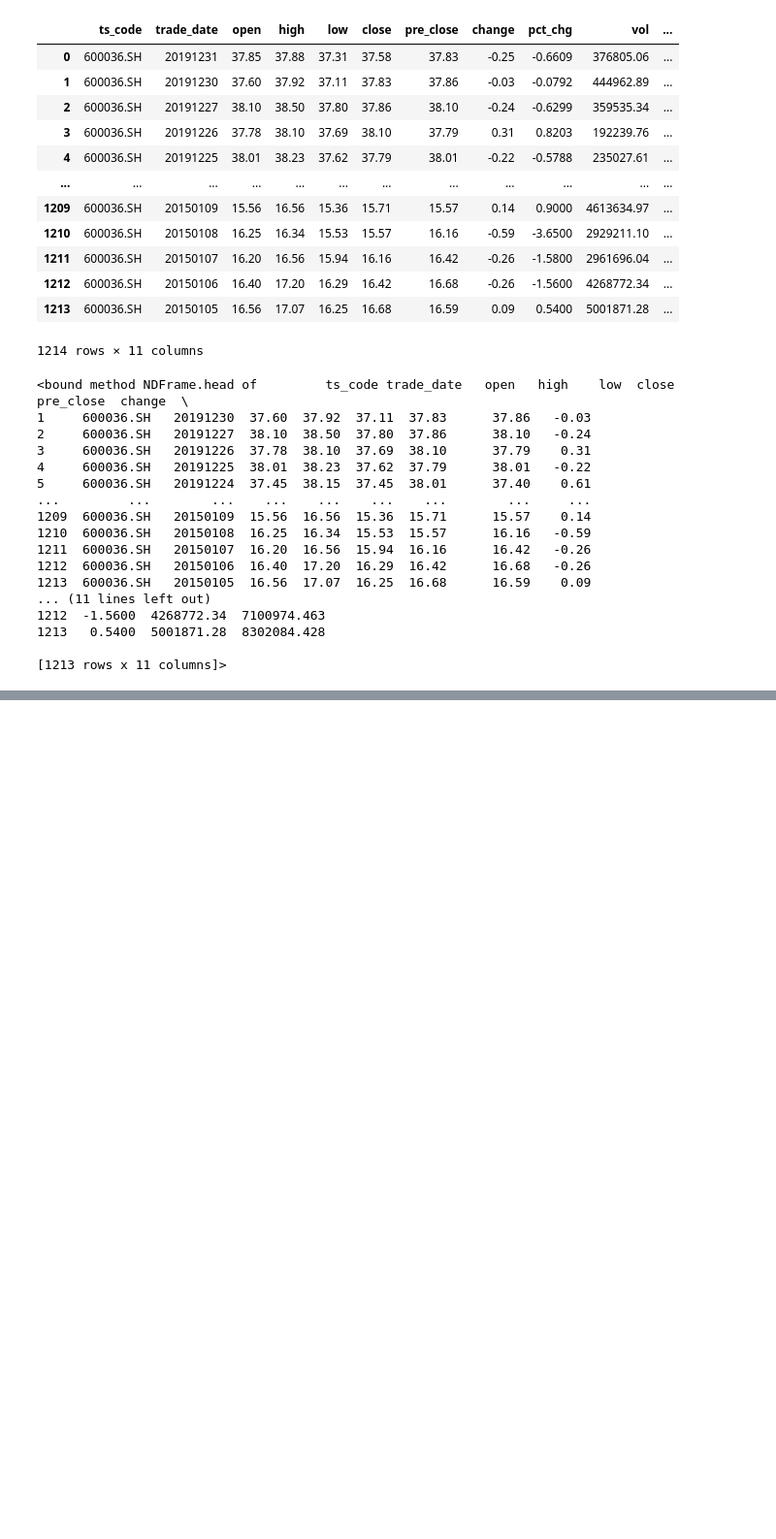
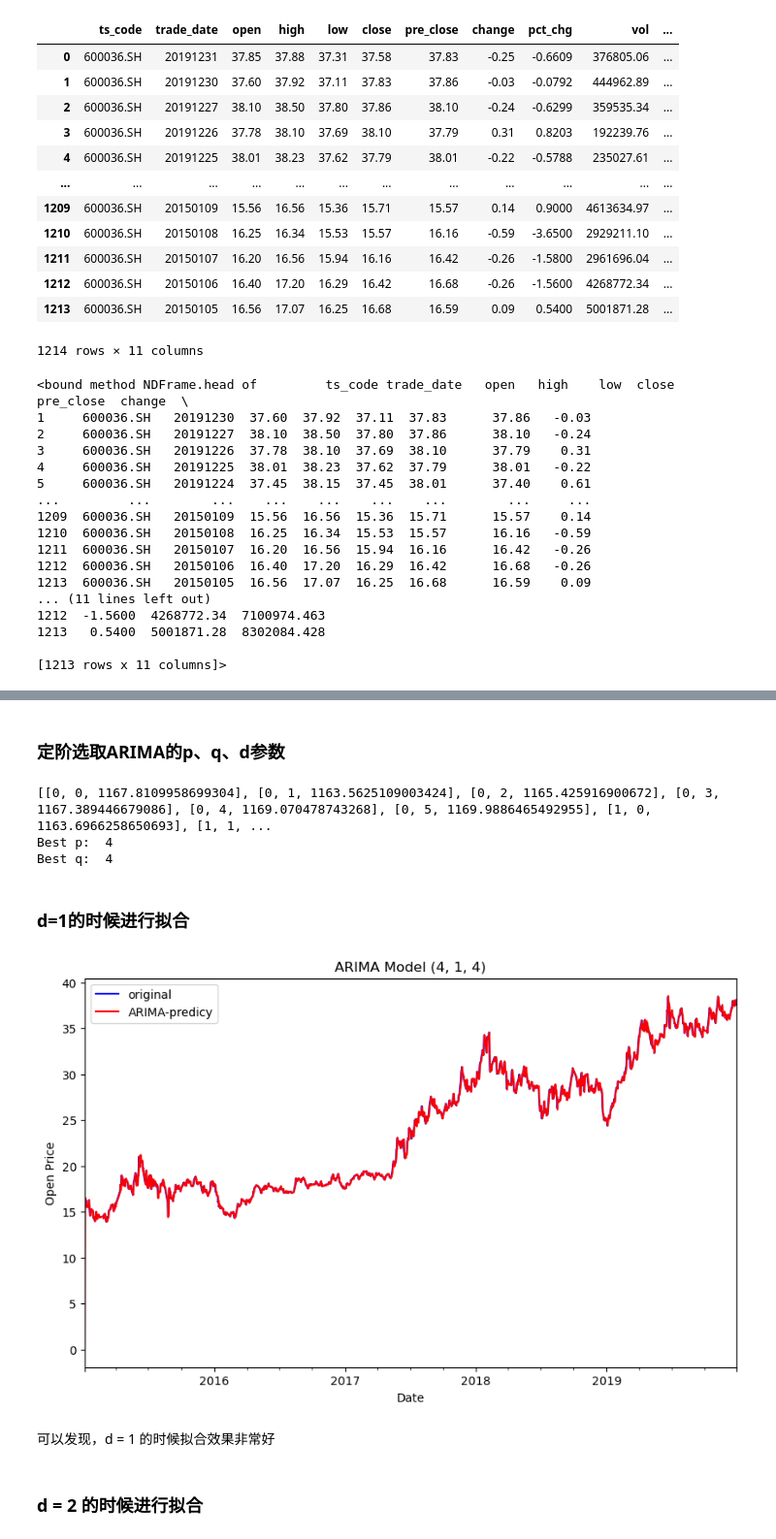
Before and after one commit to wyfdapig/learn_code, a Jupyter notebook: TStest/test1/exp1_data/tushare.ipynb, the cells around one changed output, grey strips where cells are left out. Shown at 97% size. Saved outputs shown, nothing was run; the diff lists cells and outputs as text; code cells hidden in the pictures; blank space fills up the shorter version.

```diff
--- a/TStest/test1/exp1_data/tushare.ipynb
+++ b/TStest/test1/exp1_data/tushare.ipynb
@@ -62,0 +125,50 @@ else:
+# %% [markdown]
+### 定阶选取ARIMA的p、q、d参数
+# %%
+import statsmodels.tsa.api as smtsa
+
+# d = 1
+aicVal=[]
+for p in range(0, 6):
+    for q in range(0, 6):
+        try:
+            model_d1 = smtsa.ARIMA(data.open, order=(p, 1, q)).fit(method='innovations_mle')
+            aicVal.append([p, q, model_d1.aic])
+        except Exception as e:
+            print(e)
+
+print(aicVal)
+min_aic = min(aicVal, key=lambda x: x[2])
+best_p = min_aic[0]
+best_q = min_aic[1]
+
+print('Best p: ', best_p)
+print('Best q: ', best_q)
+# %% [output]
+[[0, 0, 1167.8109958699304], [0, 1, 1163.5625109003424], [0, 2, 1165.425916900672], [0, 3, 1167.389446679086], [0, 4, 1169.070478743268], [0, 5, 1169.9886465492955], [1, 0, 1163.6966258650693], [1, 1, ...
+Best p:  4
+Best q:  4
+# %% [markdown]
+### d=1的时候进行拟合
+# %%
+model = smtsa.ARIMA(data.open, order=(best_p, 1, best_q))
+model_fit = model.fit()
+data['ARIMA'] = model_fit.predict(typ='levels', dynamic=False)
+
+fig, ax = plt.subplots(1, sharex=True)
+fig.set_size_inches(10, 6)
+
+data.open.plot(ax=ax, label='original', color='b')
+data.ARIMA.plot(ax=ax, label='ARIMA-predicy', color='r')
+ax.set_title('ARIMA Model (%s, 1, %s)' % (best_p, best_q))
+
+plt.xlabel('Date')
+plt.ylabel('Open Price')
+plt.legend()
+plt.show()
+# %% [output]
+[figure, added]
+# %% [markdown]
+可以发现，d = 1 的时候拟合效果非常好
+# %% [markdown]
+### d = 2 的时候进行拟合
```
Also changed, not shown: parts of 17 cells of this notebook, 3 other files.
